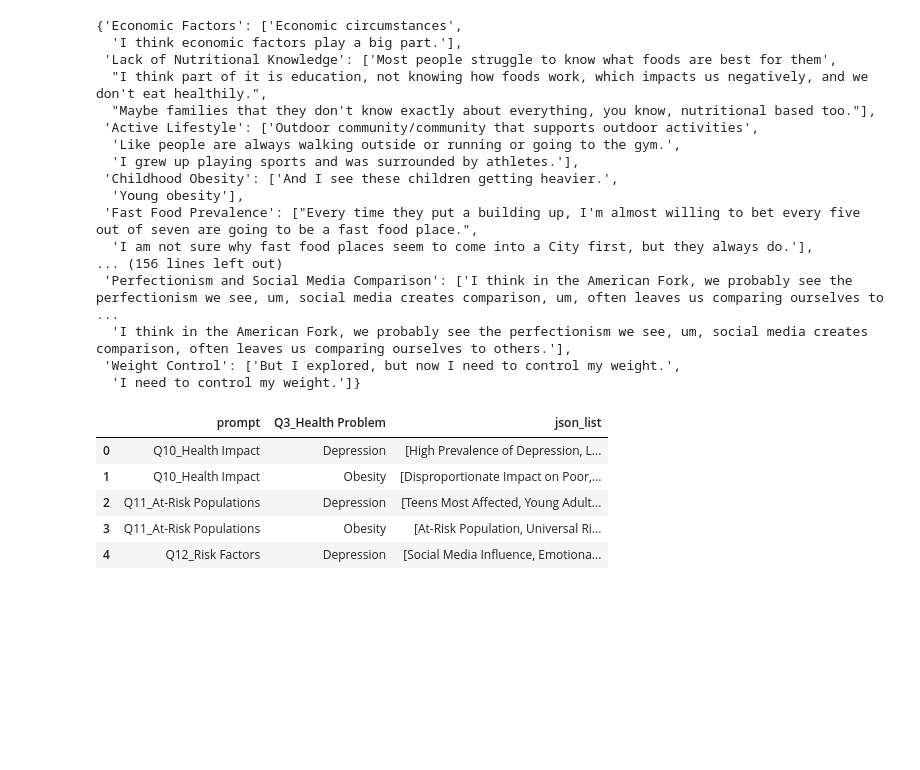
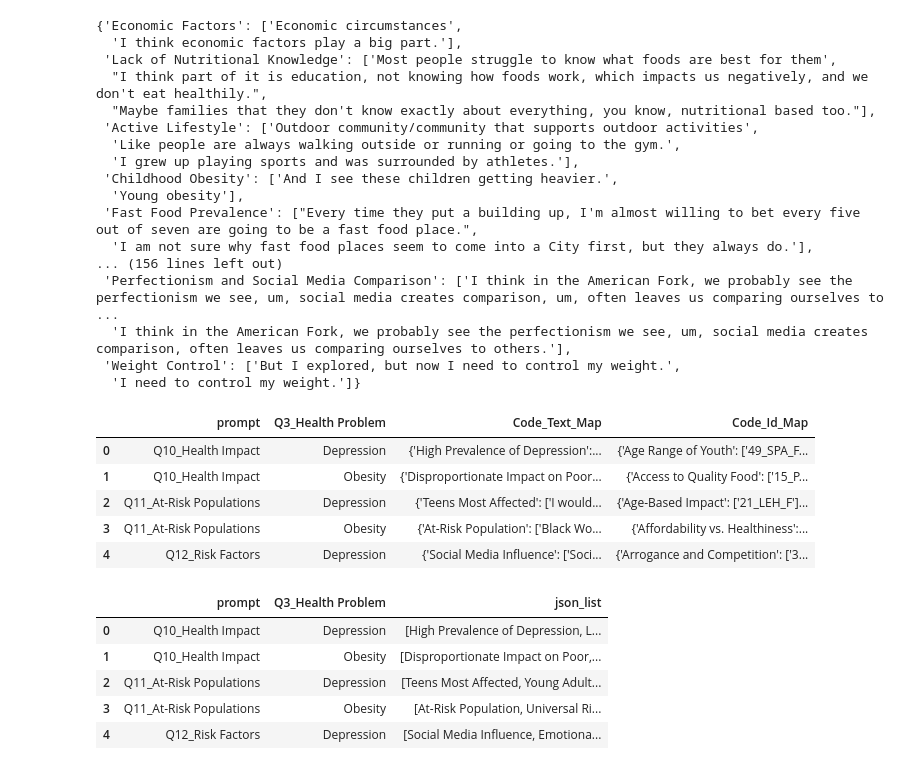
Before and after one commit to low-ethan/axial-coding, a Jupyter notebook: cluster_sentences.ipynb, the cells around one changed output. Cells and saved outputs as stored; diff of their text form; code cells hidden in the pictures; blank space fills up the shorter version.

```diff
--- a/cluster_sentences.ipynb
+++ b/cluster_sentences.ipynb
@@ -300,3 +314,12 @@ map_df = df5.groupby(['prompt', 'Q3_Health Problem']).apply(create_master_map).r
+# %%
+map_df.head()
+# %% [output]
+|  | prompt | Q3_Health Problem | Code_Text_Map | Code_Id_Map |
+| 0 | Q10_Health Impact | Depression | {'High Prevalence of Depression':... | {'Age Range of Youth': ['49_SPA_F... |
+| 1 | Q10_Health Impact | Obesity | {'Disproportionate Impact on Poor... | {'Access to Quality Food': ['15_P... |
+| 2 | Q11_At-Risk Populations | Depression | {'Teens Most Affected': ['I would... | {'Age-Based Impact': ['21_LEH_F']... |
+| 3 | Q11_At-Risk Populations | Obesity | {'At-Risk Population': ['Black Wo... | {'Affordability vs. Healthiness':... |
+| 4 | Q12_Risk Factors | Depression | {'Social Media Influence': ['Soci... | {'Arrogance and Competition': ['3... |
 # %%
 def extract_codes_by_prompt(df):
     grouped = df.groupby(['prompt', 'Q3_Health Problem'])['json_list'].apply(
```
Also changed, not shown: parts of 11 cells of this notebook, 1 other file.
